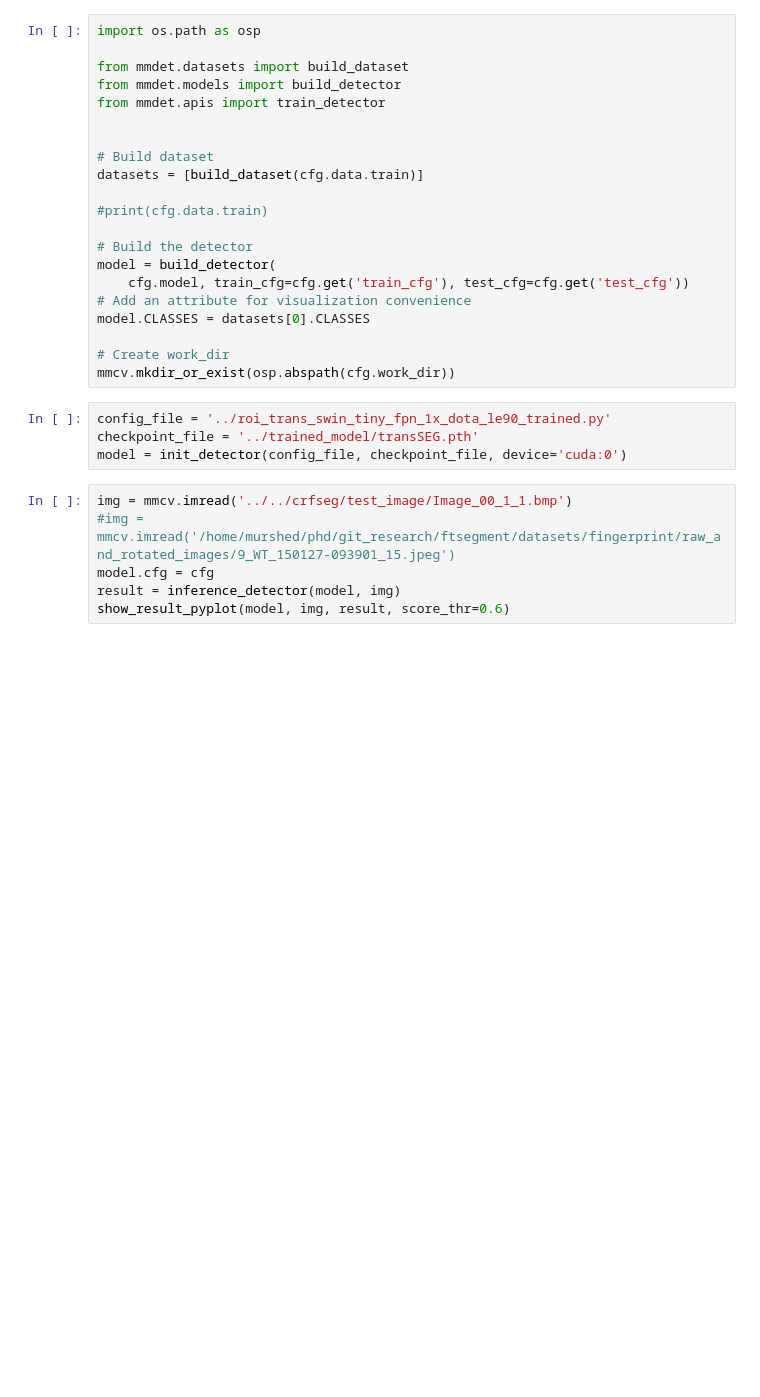
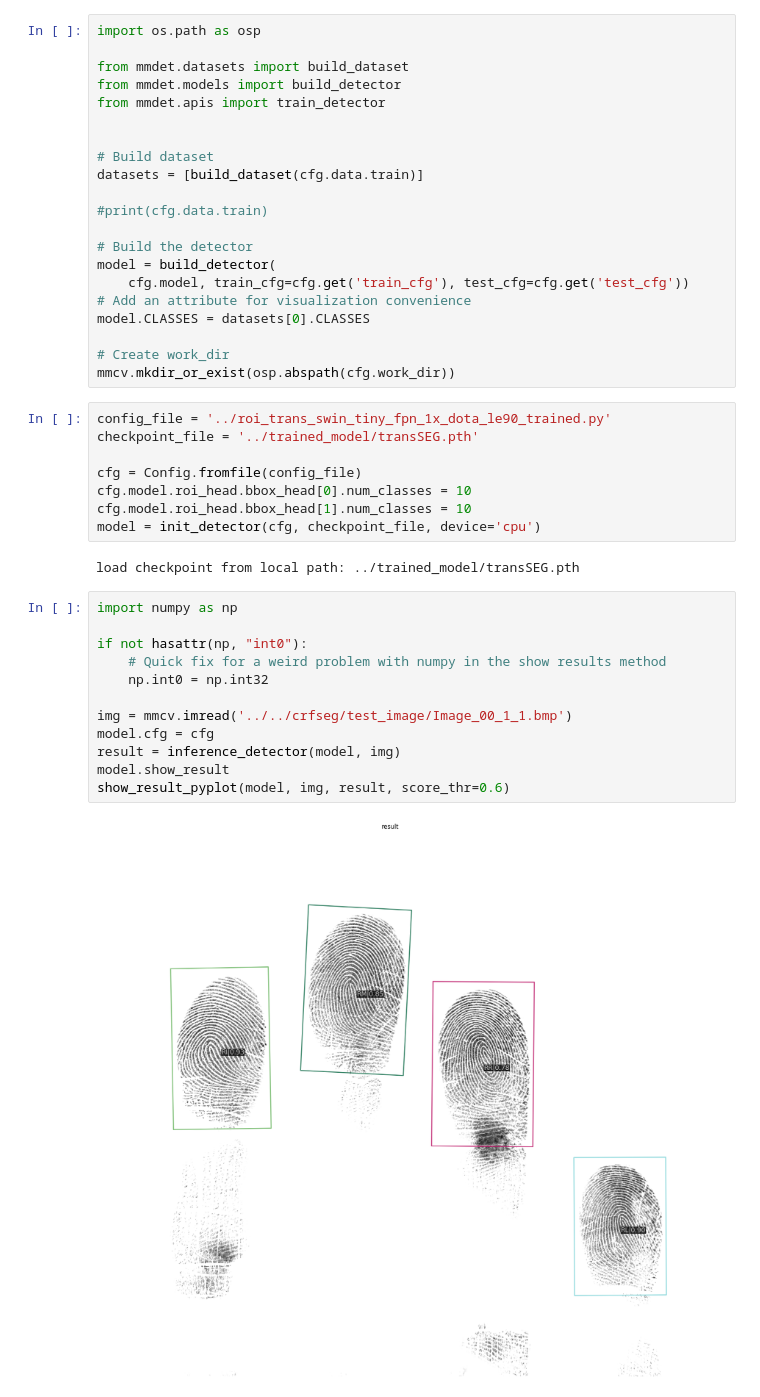
Before and after one commit to ErikNguyen20/CRFSEG, a Jupyter notebook: transSEG/TransSEG.ipynb, the cells around one changed output. Drawn from its saved outputs; the diff is of its cells as text; blank space fills up the shorter version.

Commit message:
fixed transSEG code

```diff
--- a/transSEG/TransSEG.ipynb
+++ b/transSEG/TransSEG.ipynb
@@ -170,13 +196,27 @@ model.CLASSES = datasets[0].CLASSES
 
 # Create work_dir
 mmcv.mkdir_or_exist(osp.abspath(cfg.work_dir))
-# %%
-config_file = '../roi_trans_swin_tiny_fpn_1x_dota_le90_trained.py'
-checkpoint_file = '../trained_model/transSEG.pth'
-model = init_detector(config_file, checkpoint_file, device='cuda:0')
-# %%
-img = mmcv.imread('../../crfseg/test_image/Image_00_1_1.bmp')
-#img = mmcv.imread('/home/murshed/phd/git_research/ftsegment/datasets/fingerprint/raw_and_rotated_images/9_WT_150127-093901_15.jpeg')
-model.cfg = cfg
-result = inference_detector(model, img)
-show_result_pyplot(model, img, result, score_thr=0.6)
+# %%
+config_file = '../roi_trans_swin_tiny_fpn_1x_dota_le90_trained.py'
+checkpoint_file = '../trained_model/transSEG.pth'
+
+cfg = Config.fromfile(config_file)
+cfg.model.roi_head.bbox_head[0].num_classes = 10
+cfg.model.roi_head.bbox_head[1].num_classes = 10
+model = init_detector(cfg, checkpoint_file, device='cpu')
+# %% [output]
+load checkpoint from local path: ../trained_model/transSEG.pth
+# %%
+import numpy as np
+
+if not hasattr(np, "int0"):
+    # Quick fix for a weird problem with numpy in the show results method
+    np.int0 = np.int32
+
+img = mmcv.imread('../../crfseg/test_image/Image_00_1_1.bmp')
+model.cfg = cfg
+result = inference_detector(model, img)
+model.show_result
+show_result_pyplot(model, img, result, score_thr=0.6)
+# %% [output]
+[figure, added]
```
Also changed, not shown: parts of 10 cells of this notebook, 2 other files.
